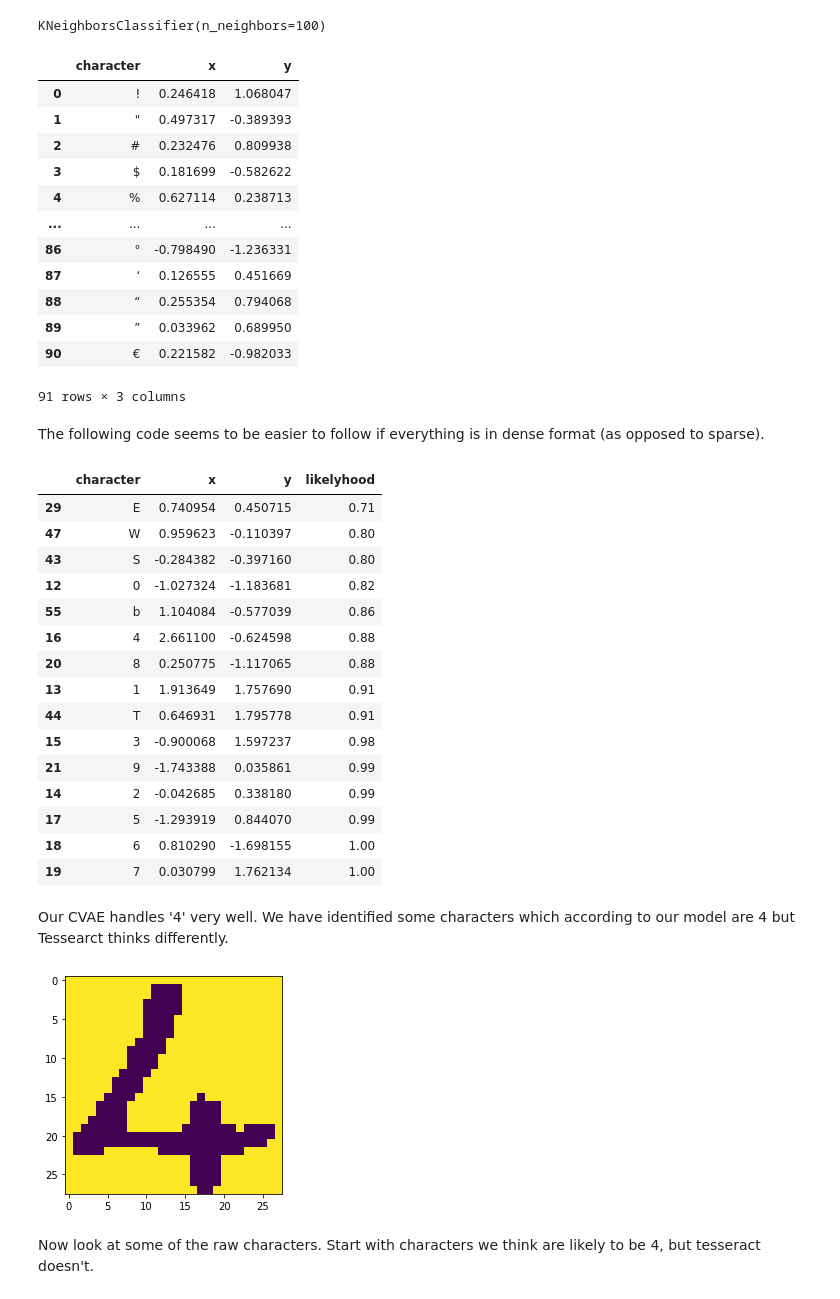
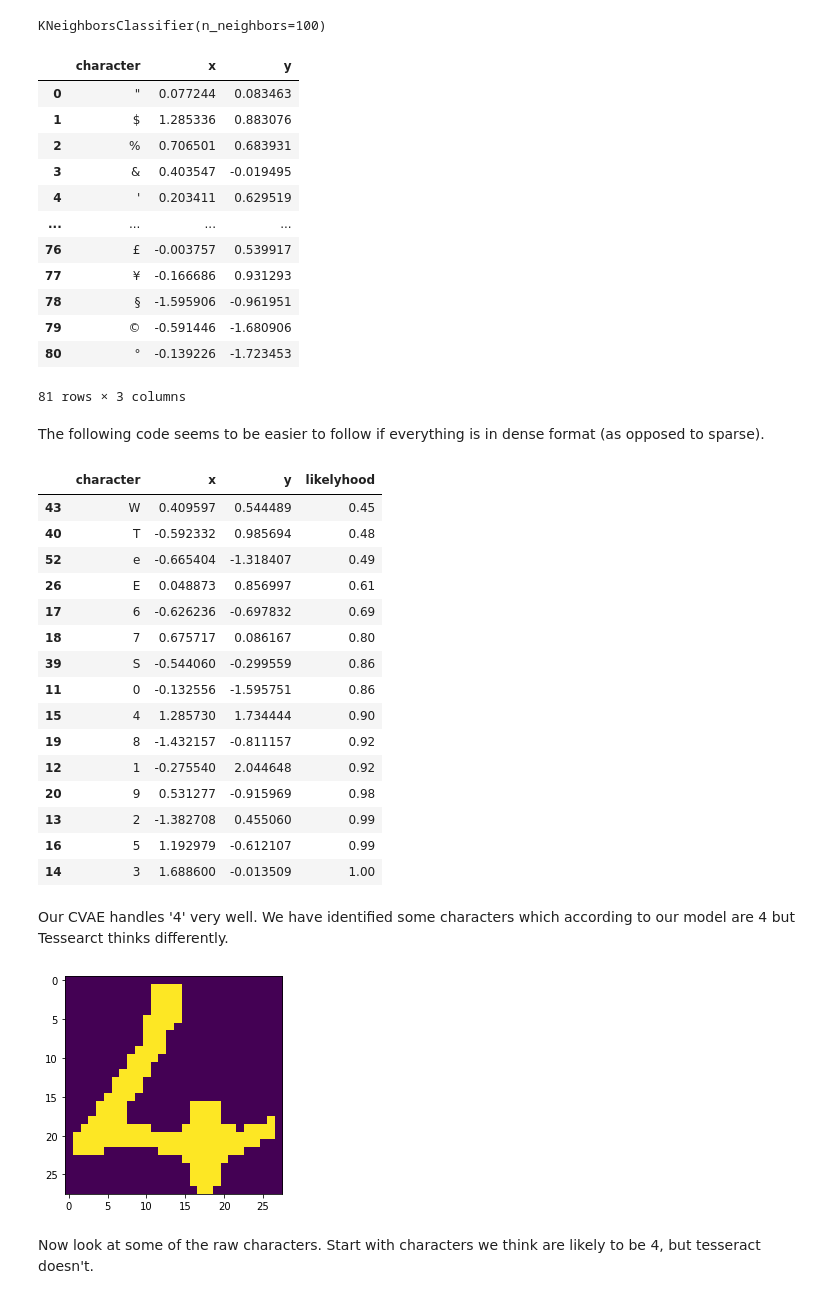
Before and after one commit to ggdhines/historical-transcriptions, a Jupyter notebook: notebooks/ocr followup.ipynb, the cells around one changed output. Saved outputs shown, nothing was run; the diff lists cells and outputs as text; code cells hidden in the pictures.

```diff
--- a/notebooks/ocr followup.ipynb
+++ b/notebooks/ocr followup.ipynb
@@ -473,26 +473,26 @@ plt.show()
 [figure]
 # %%
 clf = neighbors.KNeighborsClassifier(100, weights='uniform')
-clf.fit(combined_df[["x","y"]], combined_df["character"])
+clf.fit(results_df[["x","y"]], results_df["character"])
 # %% [output]
 KNeighborsClassifier(n_neighbors=100)
 # %%
-ideal_df = combined_df.groupby("character")[["x","y"]].median().reset_index()
+ideal_df = results_df.groupby("character")[["x","y"]].median().reset_index()
 ideal_df
 # %% [output]
 |  | character | x | y |
-| 0 | ! | 0.246418 | 1.068047 |
-| 1 | " | 0.497317 | -0.389393 |
-| 2 | # | 0.232476 | 0.809938 |
-| 3 | $ | 0.181699 | -0.582622 |
-| 4 | % | 0.627114 | 0.238713 |
+| 0 | " | 0.077244 | 0.083463 |
+| 1 | $ | 1.285336 | 0.883076 |
+| 2 | % | 0.706501 | 0.683931 |
+| 3 | & | 0.403547 | -0.019495 |
+| 4 | ' | 0.203411 | 0.629519 |
 | ... | ... | ... | ... |
-| 86 | ° | -0.798490 | -1.236331 |
-| 87 | ‘ | 0.126555 | 0.451669 |
-| 88 | “ | 0.255354 | 0.794068 |
-| 89 | ” | 0.033962 | 0.689950 |
-| 90 | € | 0.221582 | -0.982033 |
+| 76 | £ | -0.003757 | 0.539917 |
+| 77 | ¥ | -0.166686 | 0.931293 |
+| 78 | § | -1.595906 | -0.961951 |
+| 79 | © | -0.591446 | -1.680906 |
+| 80 | ° | -0.139226 | -1.723453 |
-91 rows × 3 columns
+81 rows × 3 columns
 # %% [markdown]
 The following code seems to be easier to follow if everything is in dense format (as opposed to sparse).
 # %%
@@ -503,30 +503,27 @@ probabilities = clf.predict_proba(ideal_df[["x","y"]])
 # %%
 most_likely = np.multiply(ideal_as_1hot,probabilities)
 ideal_df["likelyhood"] = np.amax(most_likely,1)
-# %%
-most_likely = np.multiply(ideal_as_1hot,probabilities)
-ideal_df["likelyhood"] = np.amax(most_likely,1)
 # %%
 ideal_df.sort_values("likelyhood").tail(15)
 # %% [output]
 |  | character | x | y | likelyhood |
-| 29 | E | 0.740954 | 0.450715 | 0.71 |
-| 47 | W | 0.959623 | -0.110397 | 0.80 |
-| 43 | S | -0.284382 | -0.397160 | 0.80 |
-| 12 | 0 | -1.027324 | -1.183681 | 0.82 |
-| 55 | b | 1.104084 | -0.577039 | 0.86 |
-| 16 | 4 | 2.661100 | -0.624598 | 0.88 |
-| 20 | 8 | 0.250775 | -1.117065 | 0.88 |
-| 13 | 1 | 1.913649 | 1.757690 | 0.91 |
-| 44 | T | 0.646931 | 1.795778 | 0.91 |
-| 15 | 3 | -0.900068 | 1.597237 | 0.98 |
-| 21 | 9 | -1.743388 | 0.035861 | 0.99 |
-| 14 | 2 | -0.042685 | 0.338180 | 0.99 |
-| 17 | 5 | -1.293919 | 0.844070 | 0.99 |
-| 18 | 6 | 0.810290 | -1.698155 | 1.00 |
-| 19 | 7 | 0.030799 | 1.762134 | 1.00 |
+| 43 | W | 0.409597 | 0.544489 | 0.45 |
+| 40 | T | -0.592332 | 0.985694 | 0.48 |
+| 52 | e | -0.665404 | -1.318407 | 0.49 |
+| 26 | E | 0.048873 | 0.856997 | 0.61 |
+| 17 | 6 | -0.626236 | -0.697832 | 0.69 |
+| 18 | 7 | 0.675717 | 0.086167 | 0.80 |
+| 39 | S | -0.544060 | -0.299559 | 0.86 |
+| 11 | 0 | -0.132556 | -1.595751 | 0.86 |
+| 15 | 4 | 1.285730 | 1.734444 | 0.90 |
+| 19 | 8 | -1.432157 | -0.811157 | 0.92 |
+| 12 | 1 | -0.275540 | 2.044648 | 0.92 |
+| 20 | 9 | 0.531277 | -0.915969 | 0.98 |
+| 13 | 2 | -1.382708 | 0.455060 | 0.99 |
+| 16 | 5 | 1.192979 | -0.612107 | 0.99 |
+| 14 | 3 | 1.688600 | -0.013509 | 1.00 |
 # %%
-def generate_character(x,y):
+def generate_character(model,x,y):
     s = np.array([x,y])
     s = s.reshape(1,2)
 
@@ -538,15 +535,15 @@ def generate_character(x,y):
     th2 = 255 - th2
     return th2
 
-def generate_ideal(ideal_df,ch):
+def generate_ideal(model,ideal_df,ch):
     r = ideal_df[ideal_df["character"] == ch]
-    return generate_character(r["x"],r["y"])
+    return generate_character(model,r["x"],r["y"])
 # %% [markdown]
 Our CVAE handles '4' very well. We have identified some characters which according to our model are 4 but Tessearct thinks differently.
 # %%
-_ = plt.imshow(generate_ideal(ideal_df,"4"))
+_ = plt.imshow(generate_ideal(base_model,ideal_df,"4"))
 # %% [output]
-[figure, old version]
+[figure, new version]
 # %% [markdown]
 Now look at some of the raw characters. Start with characters we think are likely to be 4, but tesseract doesn't.
 # %%
```
Also changed, not shown: parts of 10 cells of this notebook.
